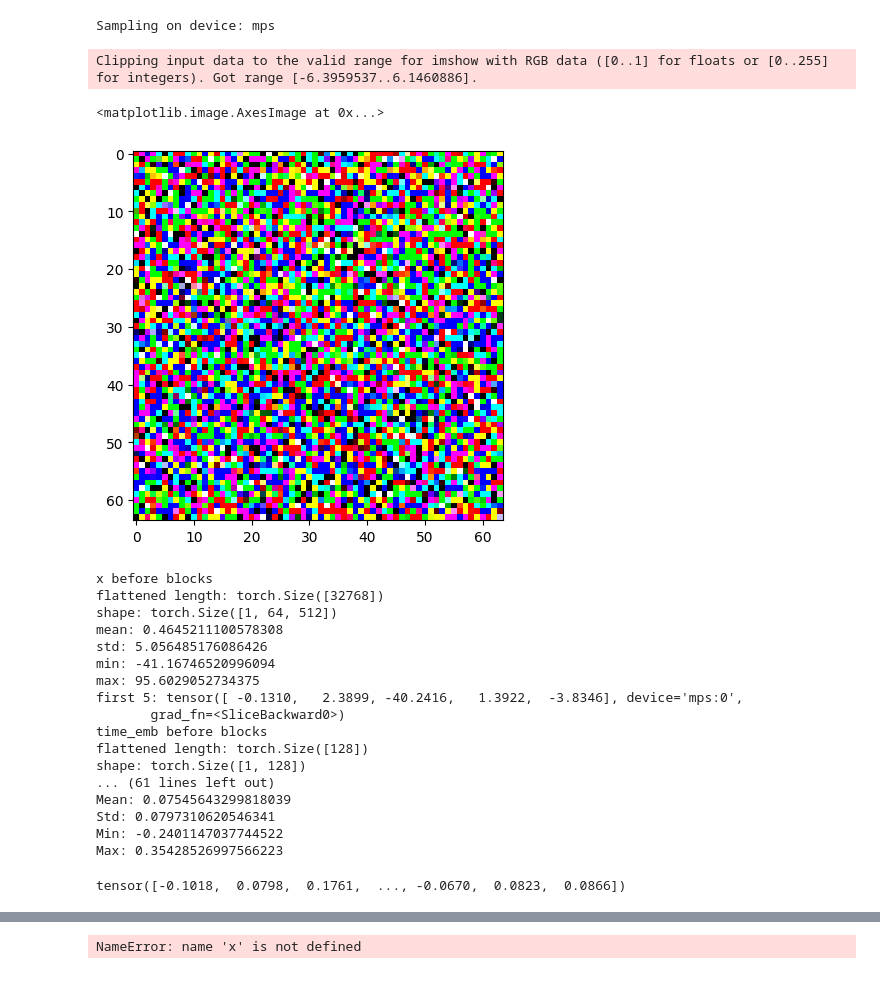
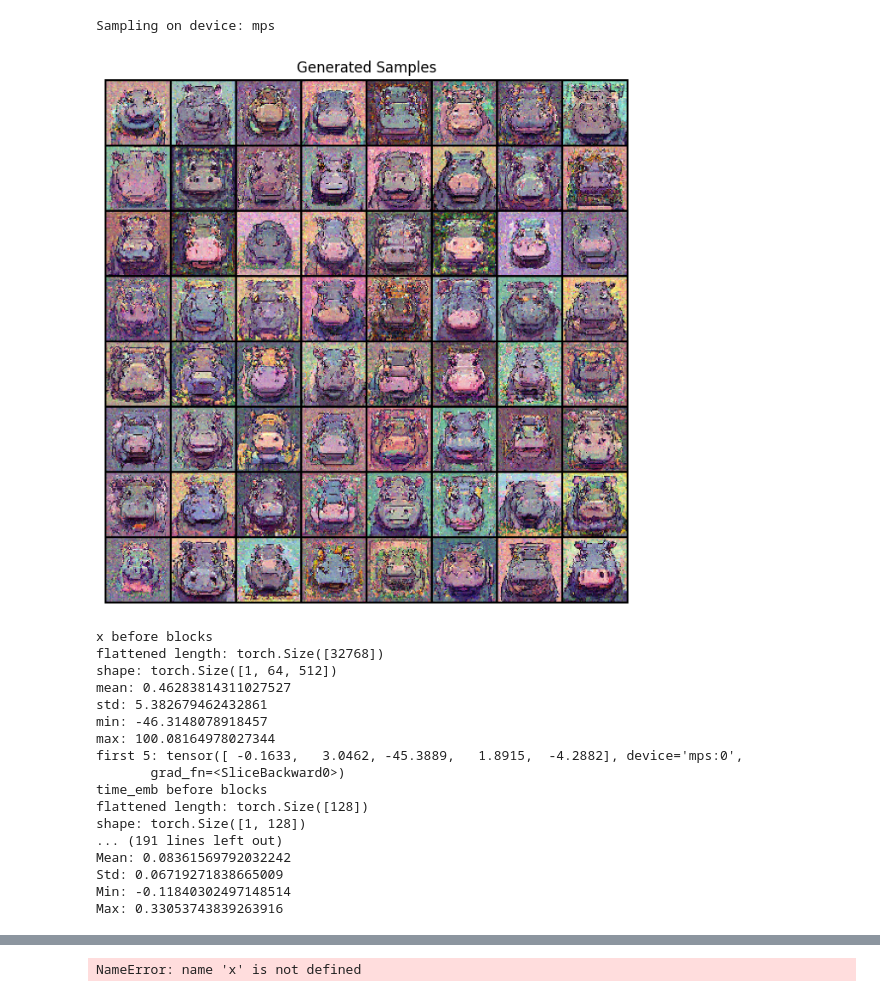
Before and after one commit to neelr/favicon-diffusion, a Jupyter notebook: test.ipynb, the cells around one changed output, grey strips where cells are left out. Saved outputs shown, nothing was run; the diff lists cells and outputs as text; code cells hidden in the pictures.

```diff
--- a/test.ipynb
+++ b/test.ipynb
@@ -19,11 +23,11 @@ config = {
     "dim_head": 128,
     "mlp_mult": 4,
     "time_emb_dim": 128,
-    "timesteps": 32,        # NOTE: 8192 steps will be slow—consider reducing temporarily during development.
-    "beta_start": 1e-4,       # also used as the cosine schedule “s” shift here.
+    "timesteps": 32,
+    "beta_start": 1e-4,
     "beta_end": 0.02,
     "lr": 1e-4,
-    "batch_size": 1,         # you can set a sampling batch size here if desired.
+    "batch_size": 64,
     "epochs": 10000,
     "dataset_path": "hippo_images"
 }
@@ -62,7 +66,7 @@ model_config = DiTConfig(
 model = DiT(model_config).to(device)
 
 # Load your trained checkpoint (adjust the path if needed).
-checkpoint = torch.load("best_hippos.pt", map_location=device)
+checkpoint = torch.load("dit_epoch_silu.pt", map_location=device)
 model.load_state_dict(checkpoint)
 model.eval()
 
@@ -97,32 +101,33 @@ for t in tqdm(reversed(range(T)), total=T, desc="Sampling"):
     alpha_bar_t = alpha_bars[t]
 
     # Compute the mean (mu) of the reverse transition.
     sqrt_recip_alpha_t = 1.0 / torch.sqrt(alpha_t)
     coef = beta_t / torch.sqrt(1 - alpha_bar_t)
     mu = sqrt_recip_alpha_t * (x - coef * pred_noise)
 
     # For t > 0, add noise. For t == 0, no noise is added.
     if t > 0:
         noise = torch.randn_like(x)
         x = mu + torch.sqrt(beta_t) * noise
     else:
         x = mu
 
 # ----------------------------------------------------------------------------
 # Postprocessing and display:
 # ----------------------------------------------------------------------------
 # The generated images are in the [-1, 1] range; map them back to [0, 1].
 x = (x + 1) / 2
 x = x.clamp(0, 1)
 
 # Create a grid of images for display.
 grid = make_grid(x, nrow=8)  # e.g. an 8x8 grid if sample_batch_size==64
 
-plt.figure(figsize=(1, 1))
+plt.figure(figsize=(8, 8))
 plt.imshow(grid.permute(1, 2, 0).cpu().numpy())
 plt.axis("off")
 plt.title("Generated Samples")
 plt.show()
 # %% [output]
 Sampling on device: mps
+[figure, added]
 # %%
@@ -132,11 +139,4 @@ d = {k: v.cpu().detach().tolist() for k, v in d.items()}
 import json
 with open('matrices.json', 'w') as f:
     json.dump(d, f)
-# %%
-# plot x as an image
-plt.imshow(test[0].permute(1, 2, 0).cpu().detach().numpy())
-# %% [output]
-Clipping input data to the valid range for imshow with RGB data ([0..1] for floats or [0..255] for integers). Got range [-6.3959537..6.1460886].
-<matplotlib.image.AxesImage at 0x...>
-[figure, removed]
 # %%
@@ -145,6 +145,8 @@ model = model.half()
 model = model.to('mps')
 model = model.half()
 # %%
+# blank forward pass to align torch model implementation w/ webGPU
+
 # do a forward pass to get the matrices
 #x = torch.randn(1, 3, 64, 64).to(device)
 test = model(torch.ones((1,3,64,64)).to(device), torch.tensor([1], device=device)).detach().cpu()
@@ -158,21 +160,17 @@ print(f"Max: {test.max()}")
 x before blocks
 flattened length: torch.Size([32768])
 shape: torch.Size([1, 64, 512])
-mean: 0.4645211100578308
-std: 5.056485176086426
-min: -41.16746520996094
-max: 95.6029052734375
-first 5: tensor([ -0.1310,   2.3899, -40.2416,   1.3922,  -3.8346], device='mps:0',
+mean: 0.46283814311027527
+std: 5.382679462432861
+min: -46.3148078918457
+max: 100.08164978027344
+first 5: tensor([ -0.1633,   3.0462, -45.3889,   1.8915,  -4.2882], device='mps:0',
        grad_fn=<SliceBackward0>)
 time_emb before blocks
 flattened length: torch.Size([128])
 shape: torch.Size([1, 128])
-... (61 lines left out)
-Mean: 0.07545643299818039
-Std: 0.0797310620546341
-Min: -0.2401147037744522
-Max: 0.35428526997566223
+... (191 lines left out)
+Mean: 0.08361569792032242
+Std: 0.06719271838665009
+Min: -0.11840302497148514
+Max: 0.33053743839263916
-# %%
-x
-# %% [output]
-tensor([-0.1018,  0.0798,  0.1761,  ..., -0.0670,  0.0823,  0.0866])
```
Also changed, not shown: parts of 5 cells of this notebook, 7 other files.
